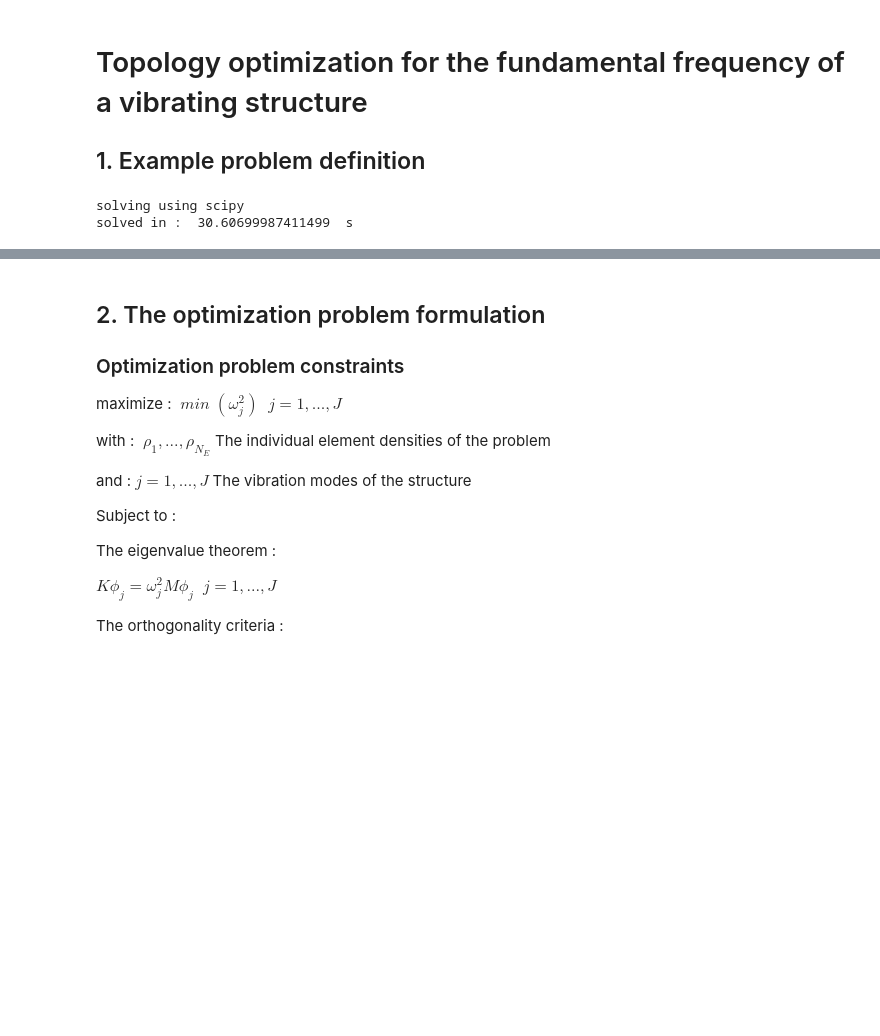
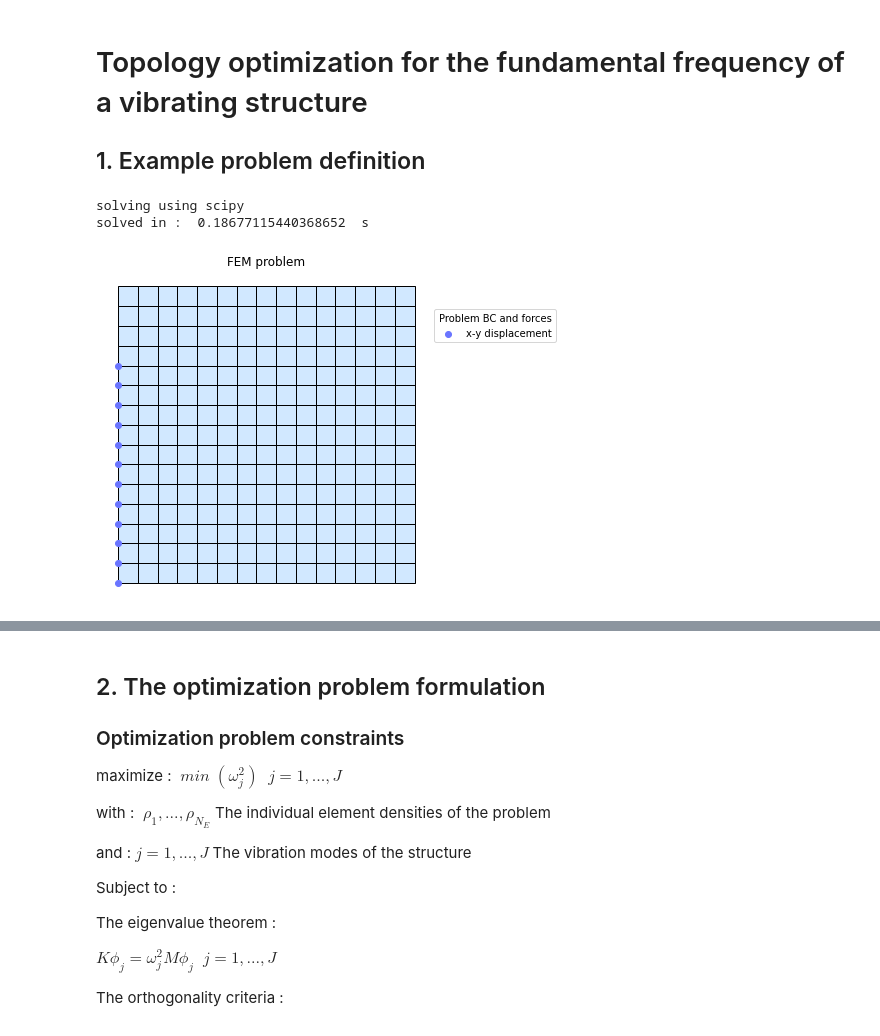
Before and after one commit to olivecha/FEMOL, a Jupyter notebook: DEV_Vibration_TOM.ipynb, the cells around one changed output, grey strips where cells are left out. Cells and saved outputs as stored; diff of their text form; code cells hidden in the pictures; blank space fills up the shorter version.

```diff
--- a/DEV_Vibration_TOM.ipynb
+++ b/DEV_Vibration_TOM.ipynb
@@ -13,7 +13,7 @@ import matplotlib.pyplot as plt
 
 ## 1. Example problem definition
 # %%
-mesh = FEMOL.mesh.rectangle_Q4(75, 25, 75, 25)
+mesh = FEMOL.mesh.rectangle_Q4(20, 20, 15, 15)
 
 problem = FEMOL.FEM_Problem(mesh=mesh, physics='modal', model='plane')
 material1 = FEMOL.materials.isotropic_bending_benchmark()
@@ -27,5 +27,9 @@ problem.add_fixed_domain(FEMOL.domains.inside_box([0], [[0, 15]]), ddls=[0, 1])
 w, v = problem.solve(filtre=0)
 # %% [output]
 solving using scipy
-solved in :  30.60699987411499  s
+solved in :  0.18677115440368652  s
+# %%
+problem.plot()
+# %% [output]
+[figure, added]
 # %%
```
Also changed, not shown: parts of 9 cells of this notebook, 5 other files.
